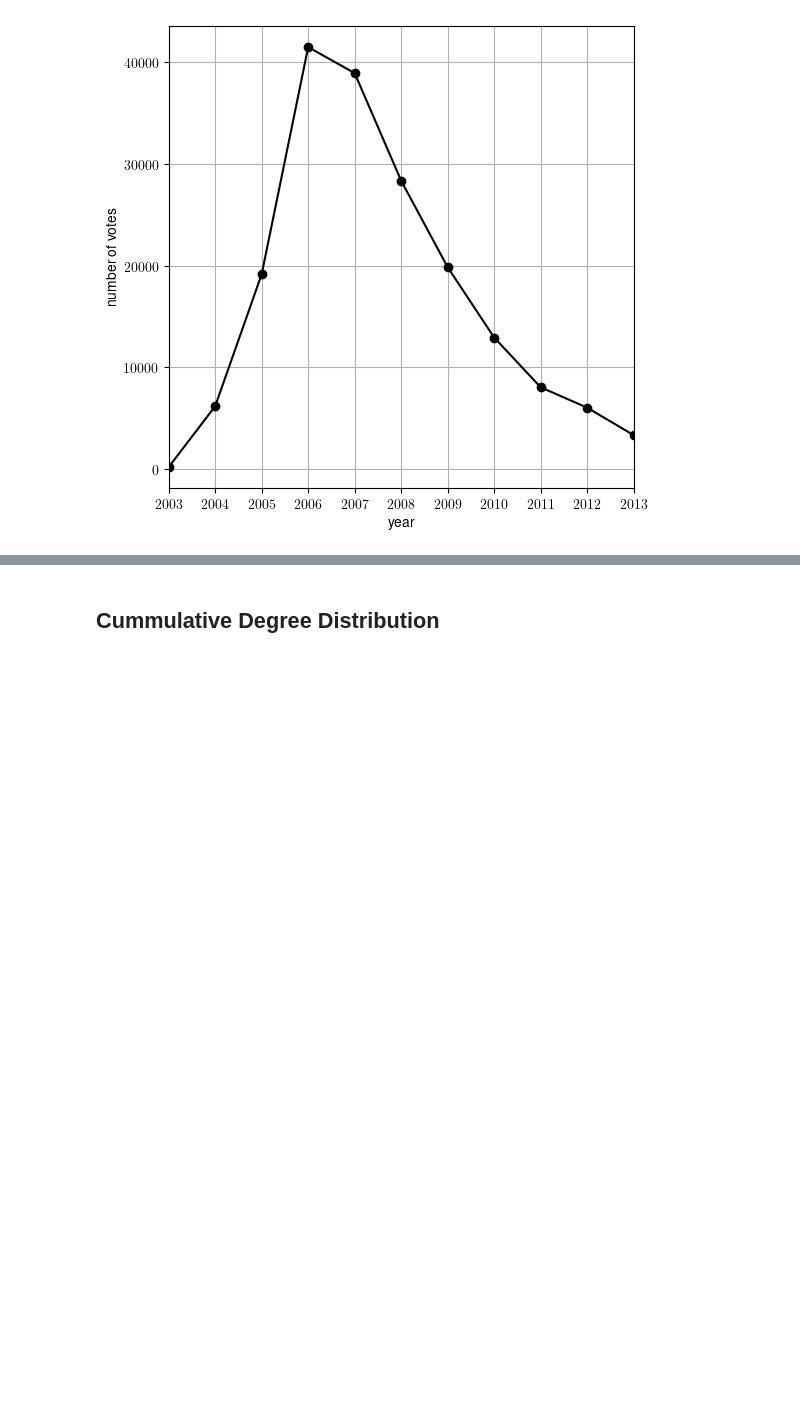
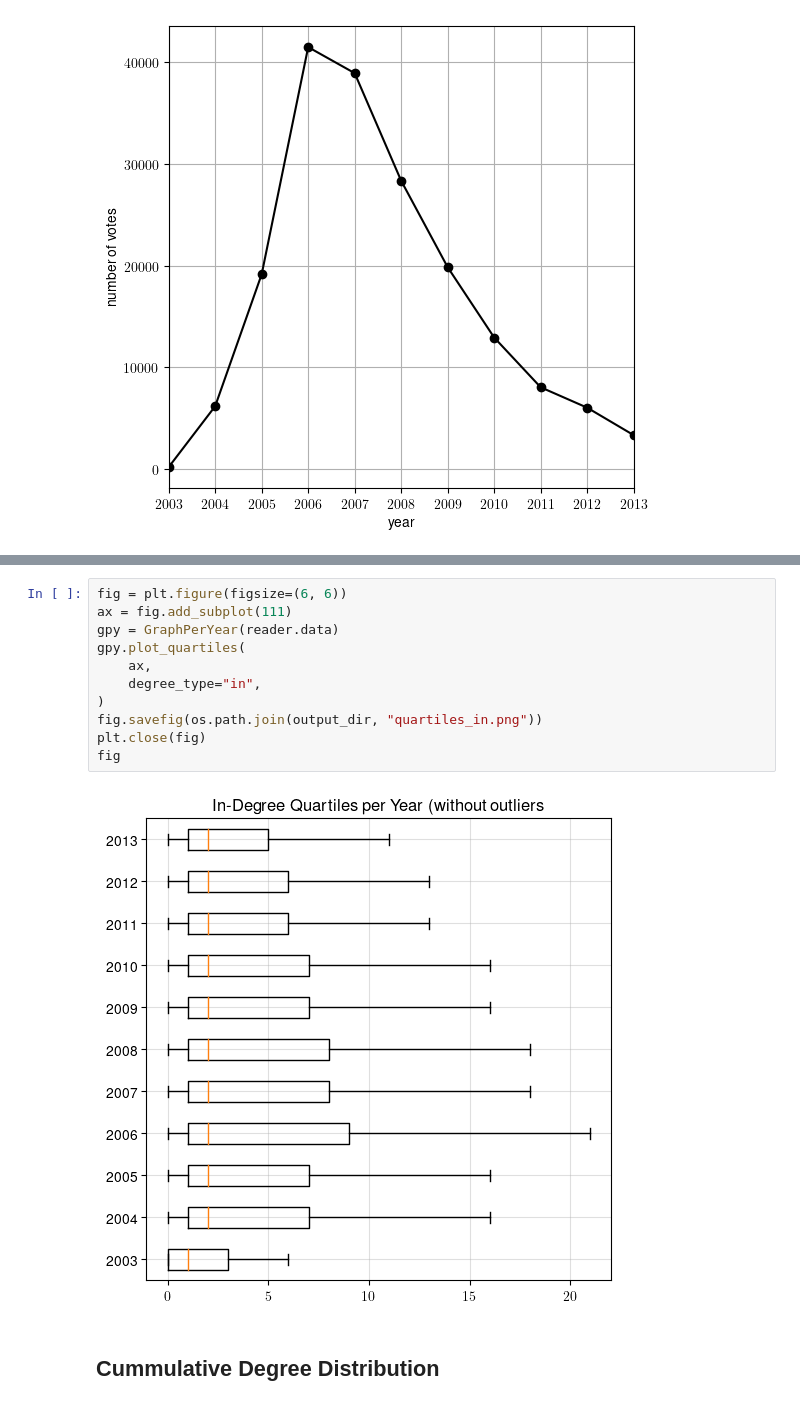
Before and after one commit to lucasguesserts/MO412-graph-algorithms, a Jupyter notebook: project/explore.ipynb, the cells around one changed output, grey strips where cells are left out. Drawn from its saved outputs; the diff is of its cells as text; blank space fills up the shorter version.

```diff
--- a/project/explore.ipynb
+++ b/project/explore.ipynb
@@ -69,3 +85,16 @@ fig
+# %%
+fig = plt.figure(figsize=(6, 6))
+ax = fig.add_subplot(111)
+gpy = GraphPerYear(reader.data)
+gpy.plot_quartiles(
+    ax,
+    degree_type="in",
+)
+fig.savefig(os.path.join(output_dir, "quartiles_in.png"))
+plt.close(fig)
+fig
+# %% [output]
+[figure, added]
 # %% [markdown]
 ## Cummulative Degree Distribution
 # %%
```
Also changed, not shown: parts of 7 cells of this notebook, 2 other files.
